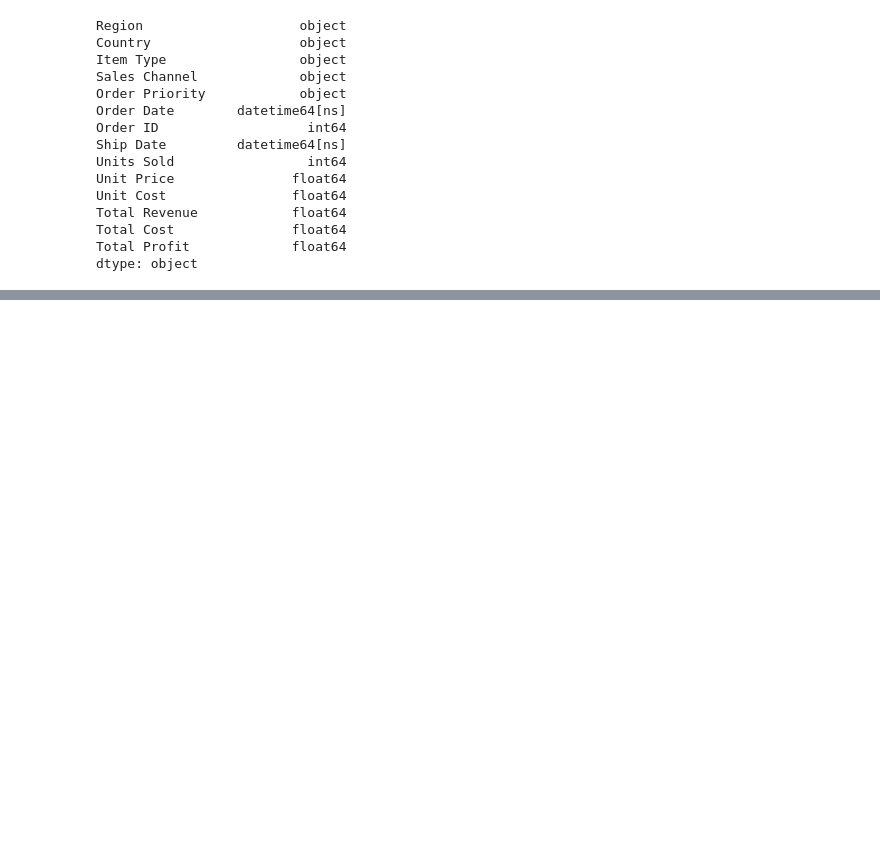
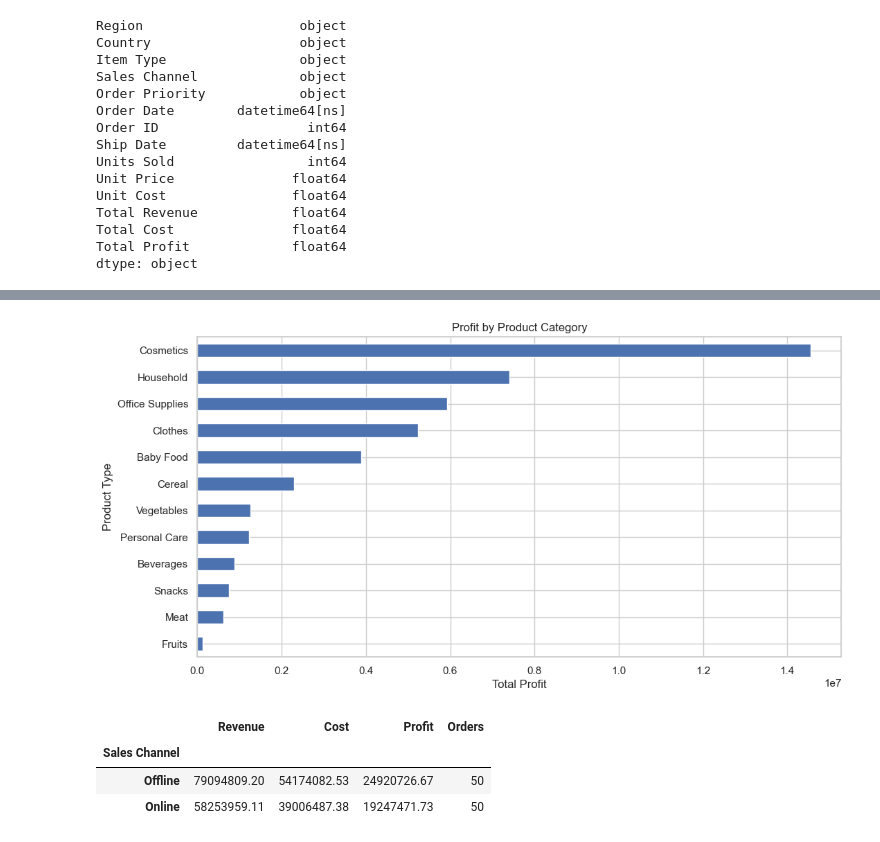
Before and after one commit to Ebin21/Amazon-Sales-Data-Analysis-using-python, a Jupyter notebook: Amazon-Sales.ipynb, the cells around one changed output, grey strips where cells are left out. Drawn from its saved outputs; the diff is of its cells as text; code cells hidden in the pictures; blank space fills up the shorter version.

```diff
--- a/Amazon-Sales.ipynb
+++ b/Amazon-Sales.ipynb
@@ -246,0 +302,6 @@ df
+# %%
+df['Revenue Difference'] = (
+    df['Total Revenue'] - df['Calculated Revenue']
+)
+df['Revenue Difference'].abs().max()
+df['Revenue Difference']
@@ -246,0 +486,14 @@ df
+# %%
+product_analysis = (
+    df.groupby('Item Type')
+      .agg(
+          Revenue=('Total Revenue', 'sum'),
+          Cost=('Total Cost', 'sum'),
+          Profit=('Total Profit', 'sum'),
+          Units=('Units Sold', 'sum'),
+          Orders=('Order ID', 'count')
+      )
+      .sort_values('Profit', ascending=False)
+)
+
+product_analysis
@@ -246,0 +515,31 @@ df
+# %%
+plt.figure(figsize=(12, 6))
+
+product_analysis['Profit'].sort_values().plot(
+    kind='barh'
+)
+
+plt.title('Profit by Product Category')
+plt.xlabel('Total Profit')
+plt.ylabel('Product Type')
+
+plt.show()
+# %% [output]
+[figure, added]
+# %%
+channel_analysis = (
+    df.groupby('Sales Channel')
+      .agg(
+          Revenue=('Total Revenue', 'sum'),
+          Cost=('Total Cost', 'sum'),
+          Profit=('Total Profit', 'sum'),
+          Orders=('Order ID', 'count')
+      )
+)
+
+channel_analysis
+# %% [output]
+|  | Revenue | Cost | Profit | Orders |
+| Sales Channel |  |  |  |  |
+| Offline | 79094809.20 | 54174082.53 | 24920726.67 | 50 |
+| Online | 58253959.11 | 39006487.38 | 19247471.73 | 50 |
```
Also changed, not shown: parts of 23 cells of this notebook.
